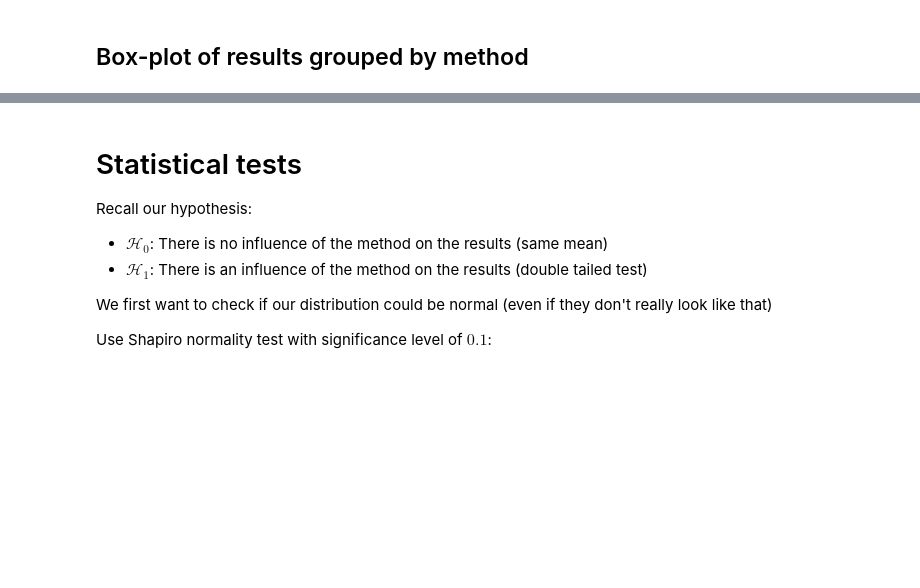
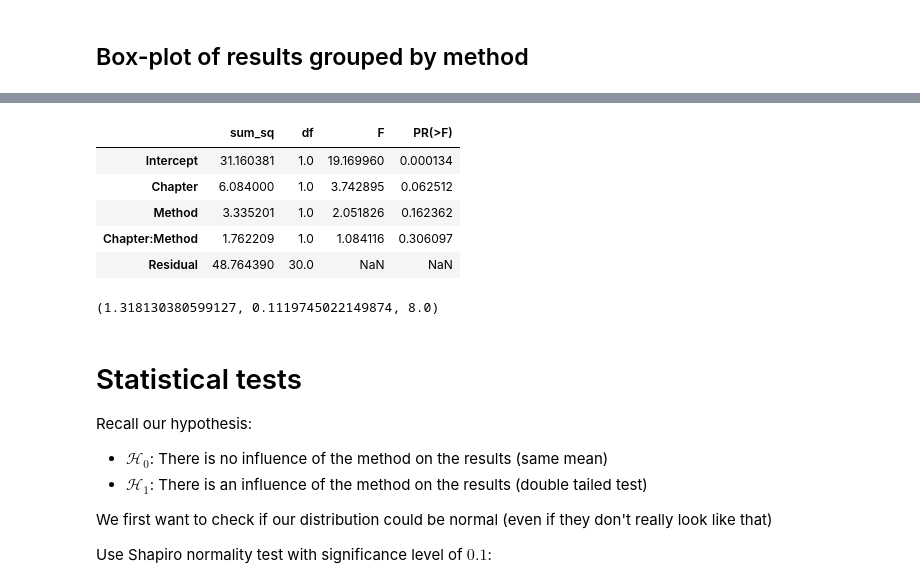
Before and after one commit to mbovel/dela-analysis, a Jupyter notebook: notebooks/02-quizz-results-analysis.ipynb, the cells around one changed output, grey strips where cells are left out. Drawn from its saved outputs; the diff is of its cells as text; code cells hidden in the pictures; blank space fills up the shorter version.

```diff
--- a/notebooks/02-quizz-results-analysis.ipynb
+++ b/notebooks/02-quizz-results-analysis.ipynb
@@ -62,3 +100,19 @@ fig.savefig(f"../data/derived/box_plot_quiz.jpg")
+# %%
+model = ols('Score ~ Chapter * Method', data=data).fit()
+anova = anova_lm(model, typ=3)
+anova
+# %% [output]
+|  | sum_sq | df | F | PR(>F) |
+| Intercept | 31.160381 | 1.0 | 19.169960 | 0.000134 |
+| Chapter | 6.084000 | 1.0 | 3.742895 | 0.062512 |
+| Method | 3.335201 | 1.0 | 2.051826 | 0.162362 |
+| Chapter:Method | 1.762209 | 1.0 | 1.084116 | 0.306097 |
+| Residual | 48.764390 | 30.0 | NaN | NaN |
+# %%
+from statsmodels.stats.weightstats import ttest_ind
+ttest_ind(data[(data.Chapter == 2) & (data.Method==0)].Score, data[(data.Chapter == 3) & (data.Method==0)].Score, alternative='larger')
+# %% [output]
+(1.318130380599127, 0.1119745022149874, 8.0)
 # %% [markdown]
 # Statistical tests
 Recall our hypothesis:
```
Also changed, not shown: parts of 7 cells of this notebook, 3 other files.
